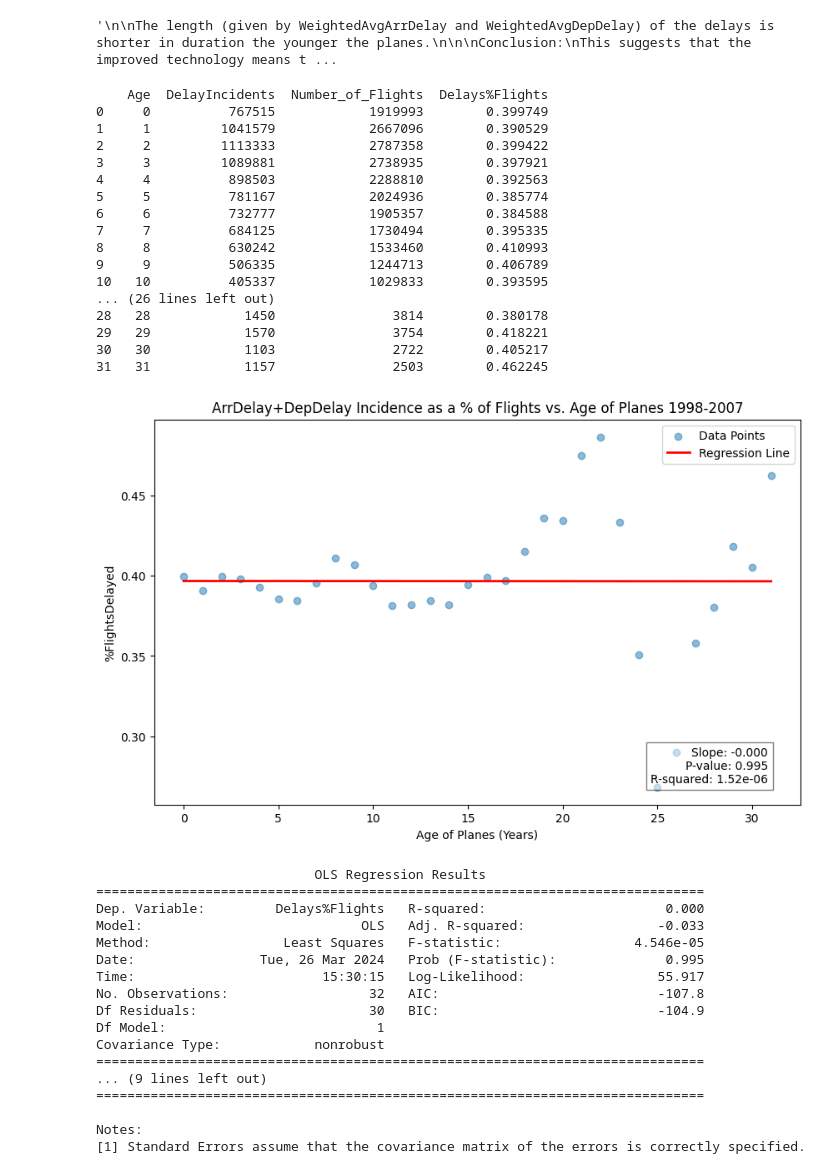
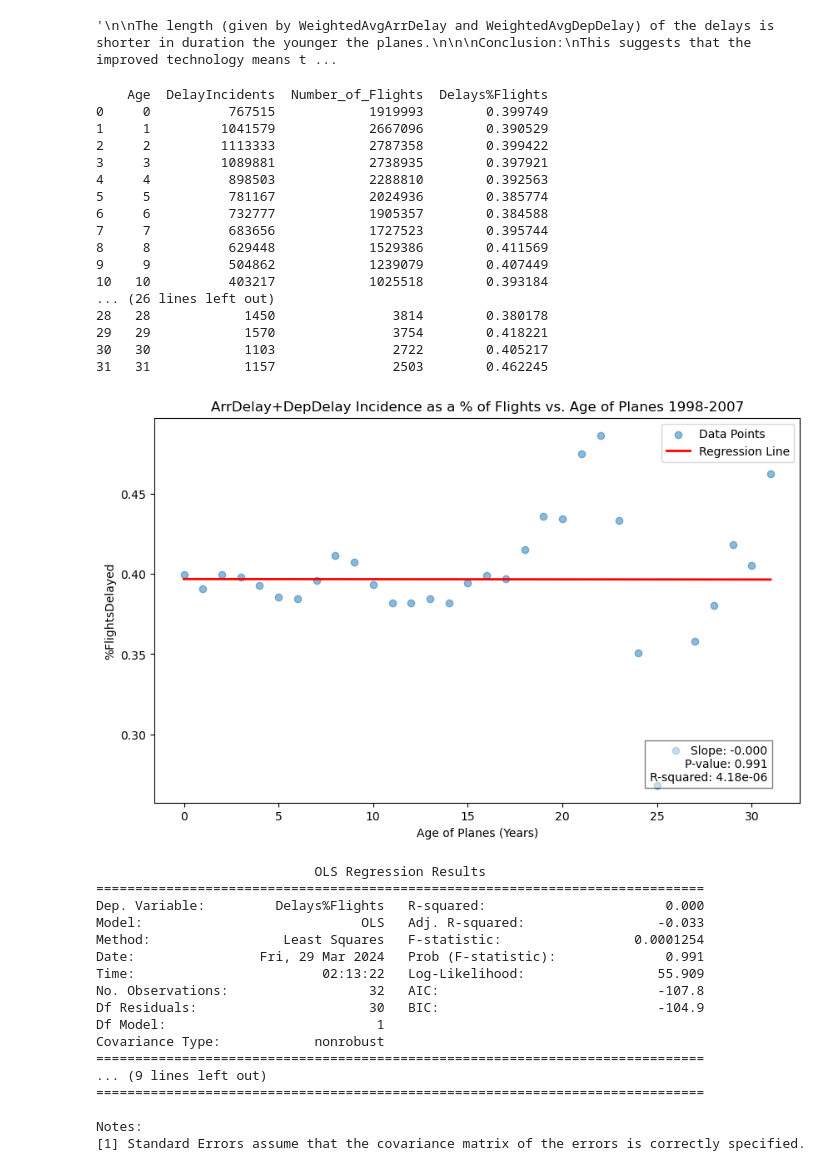
Before and after one commit to inc0gn1k0/submission_final_st2195, a Jupyter notebook: python_notebooks/2B_python.ipynb, the cells around one changed output. Drawn from its saved outputs; the diff is of its cells as text; code cells hidden in the pictures.

```diff
--- a/python_notebooks/2B_python.ipynb
+++ b/python_notebooks/2B_python.ipynb
@@ -80,7 +80,7 @@ for year in subset_of_years:
            SUM(CASE WHEN y.DepDelay >= 15 THEN 1 ELSE 0 END) AS CountDepDelay
     FROM Y{year} y
     INNER JOIN planes p ON y.tailnum = p.tailnum
-    WHERE p.year <= {max(subset_of_years)} AND p.year IS NOT NULL AND p.year != '0' AND y.Cancelled != 1
+    WHERE p.year <= {max(subset_of_years)} AND p.year IS NOT NULL AND p.year != '0000' AND p.year != '' AND p.year != 'None' AND p.year > 0 AND Cancelled != 1
     GROUP BY p.year
     ORDER BY p.year;
     """
@@ -145,7 +145,7 @@ for i in subset_of_years:
         1.0 * SUM(CASE WHEN y.DepDelay >=15 THEN 1 ELSE 0 END) / COUNT(y.tailnum) as PercentDepDelay
     FROM Y{i} y
     INNER JOIN planes p ON y.tailnum = p.tailnum
-    WHERE p.year <= {max(subset_of_years)} AND p.year IS NOT NULL AND p.year != 0 AND Cancelled != 1
+    WHERE p.year <= {max(subset_of_years)} AND p.year IS NOT NULL AND p.year != '0000' AND p.year != '' AND p.year != 'None' AND p.year > 0 AND Cancelled != 1
     GROUP BY p.year
     ORDER BY p.year
     '''
@@ -329,7 +329,11 @@ for i in subset_of_years:
     INNER JOIN planes p ON y.tailnum = p.tailnum
     WHERE (y.ArrDelay >= 15 AND y.DepDelay >= 15)
         AND p.year IS NOT NULL
-        AND p.year != 0
+        AND p.year != '0000'
+        AND p.year != ''
+        AND p.year != 'None'
+        AND p.year > 0
+        AND Cancelled != 1
         AND p.year <= {max(subset_of_years)}  -- This condition only includes planes that existed before the first year in our list
     GROUP BY p.year
     ORDER BY p.year
@@ -348,6 +352,9 @@ for i in subset_of_years:
     all_years_df.append(df)
 
 combined_df = pd.concat(all_years_df, ignore_index=True)
+
+#convert to numeric so that we dont have issues in windows environments...
+combined_df['YoM'] = pd.to_numeric(combined_df['YoM'], errors='coerce')
 
 # Regression analysis for combined data - Arrival Delay
 X = sm.add_constant(combined_df['YoM'])
@@ -458,7 +465,15 @@ for i in subset_of_years:
         AND
         CAST(SUBSTR(p.issue_date, -4) AS INTEGER) <= {i}
         AND
-        y.Cancelled !=1
+        p.year IS NOT NULL
+        AND
+        p.year != '0000'
+        AND
+        p.year != ''
+        AND
+        p.year != 'None'
+        AND
+        y.Cancelled != 1
     GROUP BY
         Age
     ORDER BY
@@ -480,6 +495,10 @@ final_aggregated_df = combined_df_age.groupby('Age').agg(
 
 # Calculate Delays%Flights for aggregated values
 final_aggregated_df['Delays%Flights'] = final_aggregated_df['DelayIncidents'] / final_aggregated_df['Number_of_Flights']
+
+
+#
+final_aggregated_df = final_aggregated_df.head(32)
 
 print(final_aggregated_df.head(20))
 print(final_aggregated_df.tail(20))
@@ -509,45 +528,45 @@ plt.ylabel('%FlightsDelayed')
 # Add the annotation text to the plot
 plt.text(0.95, 0.05, annotation, fontsize=10, transform=plt.gca().transAxes, verticalalignment='bottom', horizontalalignment='right', bbox=dict(facecolor='white', alpha=0.5))
 
 # Show legend
 plt.legend()
 
 if not os.path.exists('./py_images'):
     os.mkdirs('./py_images')
 # Save the plot
 plt.savefig('./py_images/2B5_AggDelays_python.png')
 
 # Show the plot
 plt.show()
 
 # Print the regression summary
 print(model.summary())
 # %% [output]
     Age  DelayIncidents  Number_of_Flights  Delays%Flights
 0     0          767515            1919993        0.399749
 1     1         1041579            2667096        0.390529
 2     2         1113333            2787358        0.399422
 3     3         1089881            2738935        0.397921
 4     4          898503            2288810        0.392563
 5     5          781167            2024936        0.385774
 6     6          732777            1905357        0.384588
-7     7          684125            1730494        0.395335
-8     8          630242            1533460        0.410993
-9     9          506335            1244713        0.406789
-10   10          405337            1029833        0.393595
+7     7          683656            1727523        0.395744
+8     8          629448            1529386        0.411569
+9     9          504862            1239079        0.407449
+10   10          403217            1025518        0.393184
 ... (26 lines left out)
 28   28            1450               3814        0.380178
 29   29            1570               3754        0.418221
 30   30            1103               2722        0.405217
 31   31            1157               2503        0.462245
-[figure, old version]
+[figure, new version]
                             OLS Regression Results
 ==============================================================================
 Dep. Variable:         Delays%Flights   R-squared:                       0.000
 Model:                            OLS   Adj. R-squared:                 -0.033
-Method:                 Least Squares   F-statistic:                 4.546e-05
-Date:                Tue, 26 Mar 2024   Prob (F-statistic):              0.995
-Time:                        15:30:15   Log-Likelihood:                 55.917
+Method:                 Least Squares   F-statistic:                 0.0001254
+Date:                Fri, 29 Mar 2024   Prob (F-statistic):              0.991
+Time:                        02:13:22   Log-Likelihood:                 55.909
 No. Observations:                  32   AIC:                            -107.8
 Df Residuals:                      30   BIC:                            -104.9
 Df Model:                           1
```
Also changed, not shown: 16 other files.
